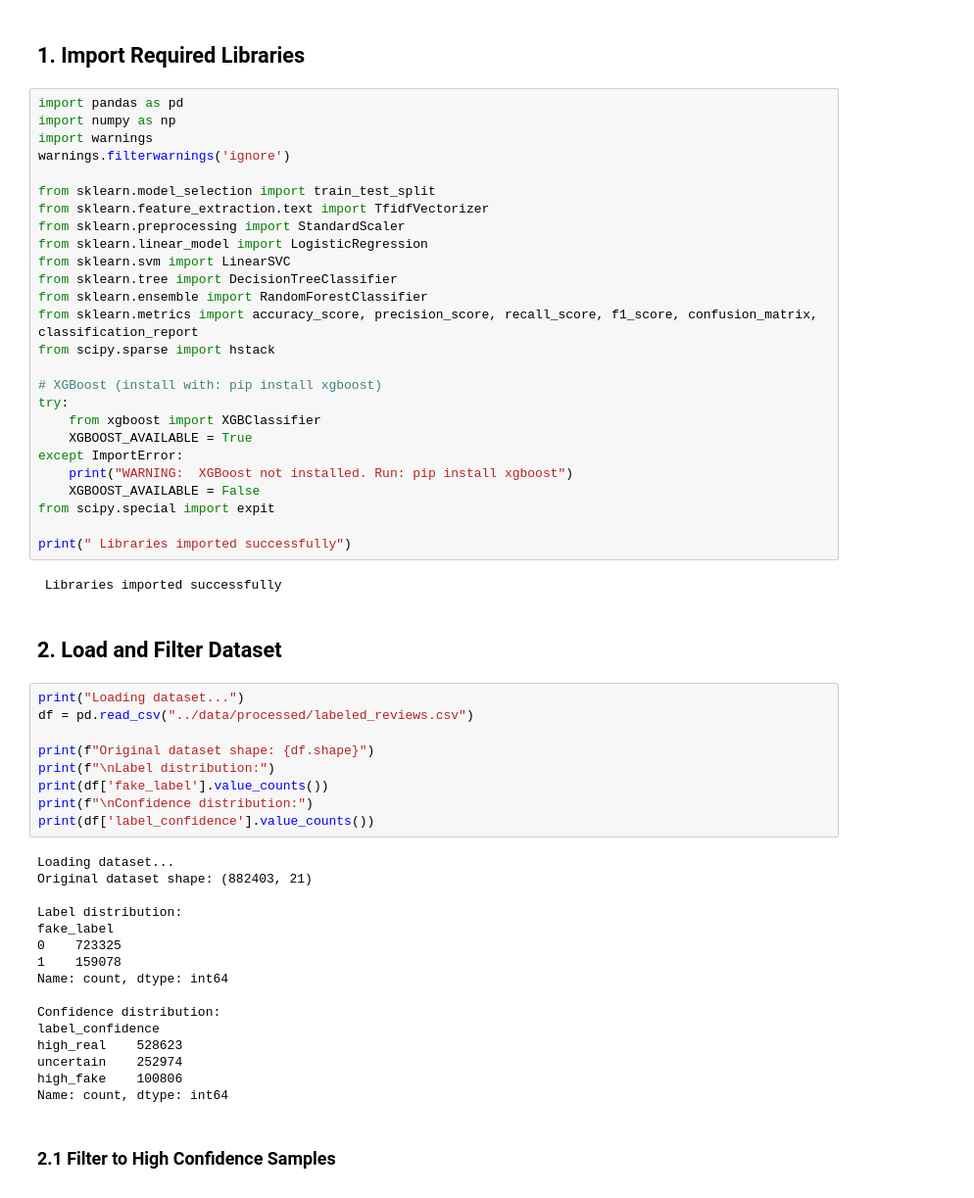
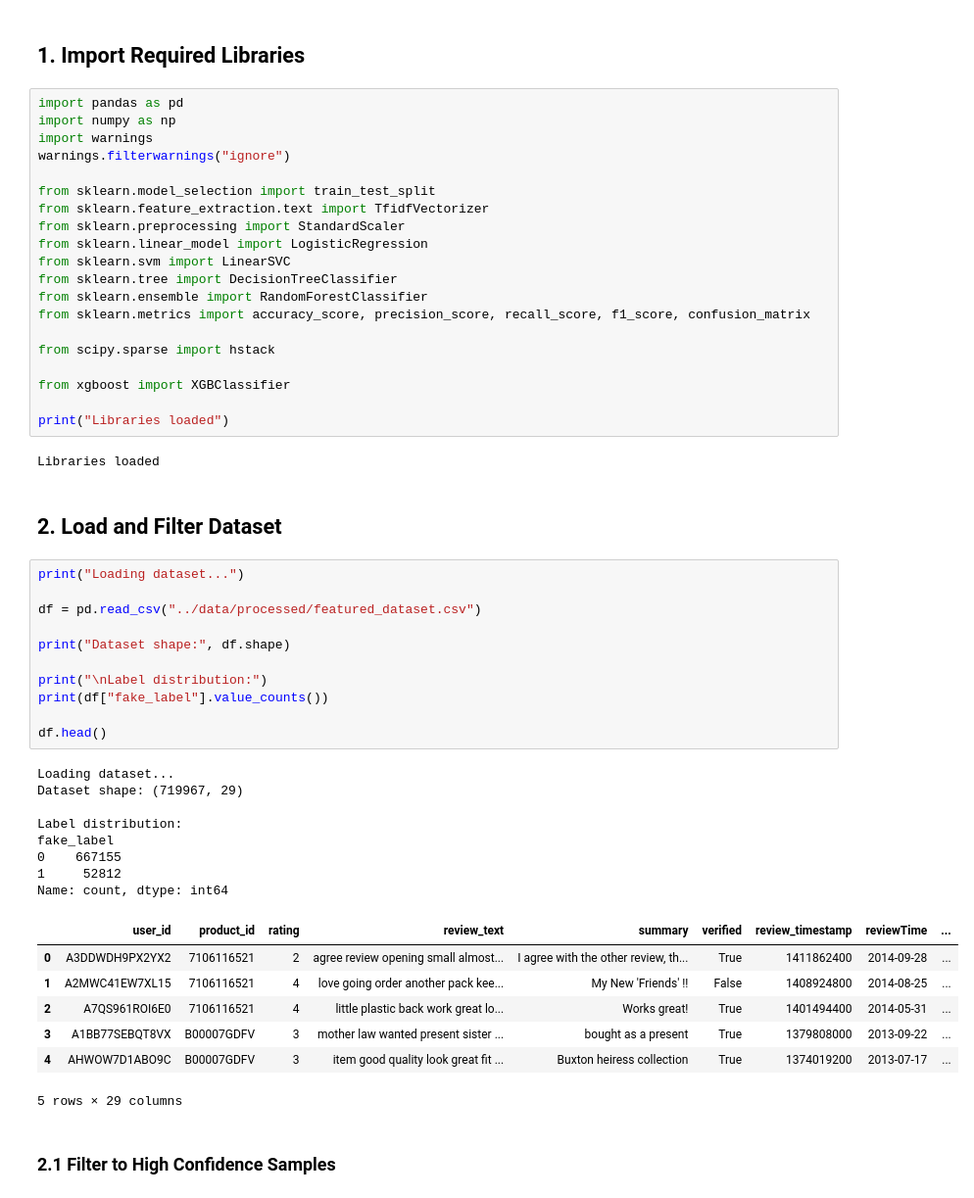
Before and after one commit to YashasviJadav03/Context_Aware_Trust_Scoring_Recommendation, a Jupyter notebook: notebooks/09_unified_classifier_comparison.ipynb, the cells around one changed output. Shown at 98% size. Saved outputs shown, nothing was run; the diff lists cells and outputs as text.

Commit message:
improved weak labelling

```diff
--- a/notebooks/09_unified_classifier_comparison.ipynb
+++ b/notebooks/09_unified_classifier_comparison.ipynb
@@ -6,7 +6,7 @@
 import pandas as pd
 import numpy as np
 import warnings
-warnings.filterwarnings('ignore')
+warnings.filterwarnings("ignore")
 
 from sklearn.model_selection import train_test_split
 from sklearn.feature_extraction.text import TfidfVectorizer
@@ -15,47 +15,43 @@ from sklearn.linear_model import LogisticRegression
 from sklearn.svm import LinearSVC
 from sklearn.tree import DecisionTreeClassifier
 from sklearn.ensemble import RandomForestClassifier
-from sklearn.metrics import accuracy_score, precision_score, recall_score, f1_score, confusion_matrix, classification_report
+from sklearn.metrics import accuracy_score, precision_score, recall_score, f1_score, confusion_matrix
+
 from scipy.sparse import hstack
 
-# XGBoost (install with: pip install xgboost)
-try:
-    from xgboost import XGBClassifier
-    XGBOOST_AVAILABLE = True
-except ImportError:
-    print("WARNING:  XGBoost not installed. Run: pip install xgboost")
-    XGBOOST_AVAILABLE = False
-from scipy.special import expit
+from xgboost import XGBClassifier
 
-print(" Libraries imported successfully")
+print("Libraries loaded")
 # %% [output]
- Libraries imported successfully
+Libraries loaded
 # %% [markdown]
 ## 2. Load and Filter Dataset
 # %%
 print("Loading dataset...")
-df = pd.read_csv("../data/processed/labeled_reviews.csv")
 
-print(f"Original dataset shape: {df.shape}")
-print(f"\nLabel distribution:")
-print(df['fake_label'].value_counts())
-print(f"\nConfidence distribution:")
-print(df['label_confidence'].value_counts())
+df = pd.read_csv("../data/processed/featured_dataset.csv")
+
+print("Dataset shape:", df.shape)
+
+print("\nLabel distribution:")
+print(df["fake_label"].value_counts())
+
+df.head()
 # %% [output]
 Loading dataset...
-Original dataset shape: (882403, 21)
+Dataset shape: (719967, 29)
 
 Label distribution:
 fake_label
-0    723325
-1    159078
+0    667155
+1     52812
 Name: count, dtype: int64
-
-Confidence distribution:
-label_confidence
-high_real    528623
-uncertain    252974
-high_fake    100806
-Name: count, dtype: int64
+|  | user_id | product_id | rating | review_text | summary | verified | review_timestamp | reviewTime | ... |
+| 0 | A3DDWDH9PX2YX2 | 7106116521 | 2 | agree review opening small almost... | I agree with the other review, th... | True | 1411862400 | 2014-09-28 | ... |
+| 1 | A2MWC41EW7XL15 | 7106116521 | 4 | love going order another pack kee... | My New 'Friends' !! | False | 1408924800 | 2014-08-25 | ... |
+| 2 | A7QS961ROI6E0 | 7106116521 | 4 | little plastic back work great lo... | Works great! | True | 1401494400 | 2014-05-31 | ... |
+| 3 | A1BB77SEBQT8VX | B00007GDFV | 3 | mother law wanted present sister ... | bought as a present | True | 1379808000 | 2013-09-22 | ... |
+| 4 | AHWOW7D1ABO9C | B00007GDFV | 3 | item good quality look great fit ... | Buxton heiress collection | True | 1374019200 | 2013-07-17 | ... |
+5 rows × 29 columns
 # %% [markdown]
 ### 2.1 Filter to High Confidence Samples
```
Also changed, not shown: parts of 42 cells of this notebook, 3 other files.
